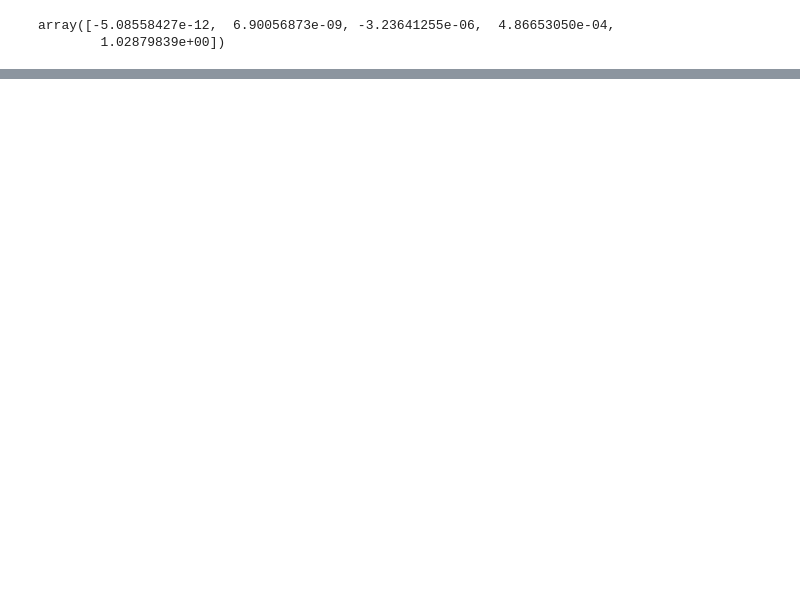
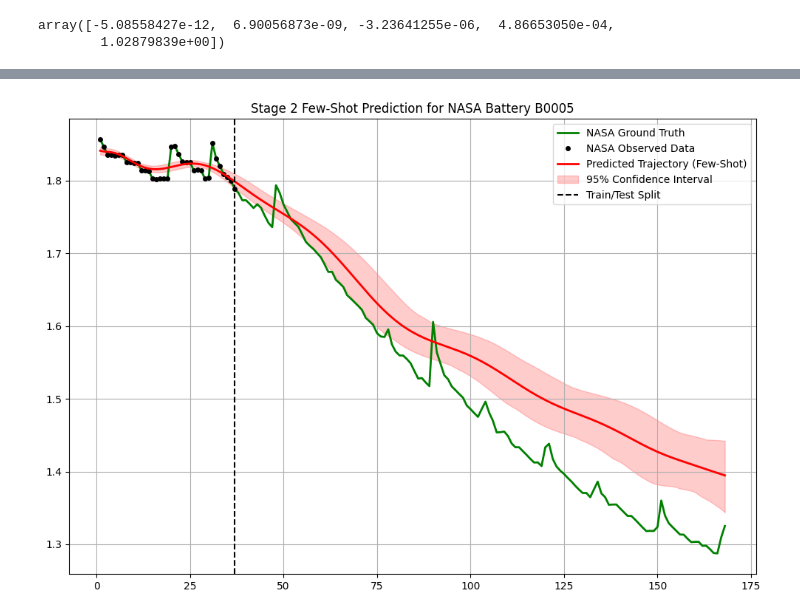
Before and after one commit to ZakAlreich/lfp-battery-degradation, a Jupyter notebook: notebooks/ResCNN+BayesianRevised.ipynb, the cells around one changed output, grey strips where cells are left out. Cells and saved outputs as stored; diff of their text form; code cells hidden in the pictures; blank space fills up the shorter version.

```diff
--- a/notebooks/ResCNN+BayesianRevised.ipynb
+++ b/notebooks/ResCNN+BayesianRevised.ipynb
@@ -1136,0 +1201,16 @@ def run_transfer_learning_test(source_index, target_index):
+# %%
+# Load Saved Model
+
+# 1. Re-instantiate the model architecture and move it to the device
+model = ResCNN().to(device)
+
+# 2. Define the path to the saved model
+model_save_path = 'resnet_cycle_predictor.pth'
+
+# 3. Load the saved state dictionary into the model
+model.load_state_dict(torch.load(model_save_path))
+
+# 4. Set the model to evaluation mode (important for inference)
+model.eval()
+
+print(f"Model loaded successfully from: {model_save_path}")
@@ -1136,0 +1753,72 @@ def run_transfer_learning_test(source_index, target_index):
+# %%
+# Run the Final "Few-Shot" Test for Stage 2
+
+# --- 1. CONFIGURATION: Choose a battery from the NASA test set to evaluate ---
+# Index from 0 to 6
+target_index_in_test_set = 0
+
+# --- 2. RETRIEVE DATA ---
+target_battery_info = batteries_test_nasa[target_index_in_test_set]
+# Get the corresponding cycle life prediction from our previous evaluation
+predicted_cycle_life_nasa = y_pred_finetuned[target_index_in_test_set][0]
+true_cycle_life_nasa = target_battery_info['cycle_life']
+
+print(f"--- Running Stage 2 Few-Shot Test on: {target_battery_info['name']} ---")
+print(f"Using Predicted Cycle Life: {predicted_cycle_life_nasa:.0f} (True: {true_cycle_life_nasa})")
+
+# --- 3. PREDICT TRAJECTORY (STAGE 2 FEW-SHOT) ---
+# Prepare the data for this specific target battery
+nasa_ground_truth_capacity = target_battery_info['capacities']
+nasa_ground_truth_cycles = np.arange(1, len(nasa_ground_truth_capacity) + 1)
+nasa_split_cycle = int(0.3 * true_cycle_life_nasa)
+observed_mask_nasa = nasa_ground_truth_cycles <= nasa_split_cycle
+observed_cycles_nasa = nasa_ground_truth_cycles[observed_mask_nasa]
+observed_capacity_nasa = nasa_ground_truth_capacity[observed_mask_nasa]
+
+# MCMC using the NEW NASA polynomial model
+# Calculate the average life of the batteries used for the base model
+avg_source_life = np.mean([b['cycle_life'] for b in base_model_batteries_info])
+base_model_params_full = (nasa_poly_coeffs, average_cycles[0], avg_source_life)
+# Calculate the standard deviation of the fine-tuned model's errors for the prior
+std_dev_prediction_error_nasa = np.std(y_true_nasa - y_pred_finetuned)
+
+sampler = emcee.EnsembleSampler(32, 4, log_probability_poly, args=(
+    observed_cycles_nasa, observed_capacity_nasa, base_model_params_full, predicted_cycle_life_nasa, std_dev_prediction_error_nasa
+))
+p0 = np.array([1.0, 1.0, 0.0, np.log(0.01)]) + 1e-3 * np.random.randn(32, 4)
+sampler.run_mcmc(p0, 5000, progress=True)
+flat_samples = sampler.get_chain(discard=1000, thin=15, flat=True)
+
+# --- 4. VISUALIZE AND EVALUATE ---
+map_rho0, map_rho1, map_lambda1 = np.median(flat_samples[:, :-1], axis=0)
+map_lambda0 = average_cycles[0] - map_rho0 * observed_cycles_nasa[0]
+
+predictions = []
+for p in flat_samples[np.random.randint(len(flat_samples), size=100)]:
+    rho0, rho1, lambda1 = p[:-1]
+    lambda0 = average_cycles[0] - rho0 * observed_cycles_nasa[0]
+    predictions.append(transferred_model_poly([rho0, lambda0, rho1, lambda1], nasa_ground_truth_cycles, nasa_poly_coeffs))
+mean_prediction = np.mean(np.array(predictions), axis=0)
+lower_ci, upper_ci = np.percentile(np.array(predictions), [2.5, 97.5], axis=0)
+
+
+plt.figure(figsize=(12, 8))
+plt.plot(nasa_ground_truth_cycles, nasa_ground_truth_capacity, 'g-', lw=2, label='NASA Ground Truth')
+plt.plot(observed_cycles_nasa, observed_capacity_nasa, 'ko', markersize=4, label='NASA Observed Data')
+plt.plot(nasa_ground_truth_cycles, mean_prediction, 'r-', lw=2, label='Predicted Trajectory (Few-Shot)')
+plt.fill_between(nasa_ground_truth_cycles, lower_ci, upper_ci, color='red', alpha=0.2, label='95% Confidence Interval')
+plt.axvline(x=nasa_split_cycle, color='k', linestyle='--', label='Train/Test Split')
+plt.title(f"Stage 2 Few-Shot Prediction for NASA Battery {target_battery_info['name']}")
+plt.legend(); plt.grid(True); plt.show()
+
+# Calculate final metrics
+test_start_index = len(observed_cycles_nasa)
+y_true_test = nasa_ground_truth_capacity[test_start_index:]
+y_pred_test = mean_prediction[test_start_index:]
+trajectory_r2 = r2_score(y_true_test, y_pred_test)
+trajectory_mae = mean_absolute_error(y_true_test, y_pred_test)
+
+print(f"\n--- Few-Shot Trajectory Performance ---")
+print(f"R²:   {trajectory_r2:.4f}")
+print(f"MAE:  {trajectory_mae:.4f} Ah")
+# %% [output]
@@ -1136,0 +1827 @@ def run_transfer_learning_test(source_index, target_index):
+[figure, added]
```
Also changed, not shown: parts of 64 cells of this notebook.
